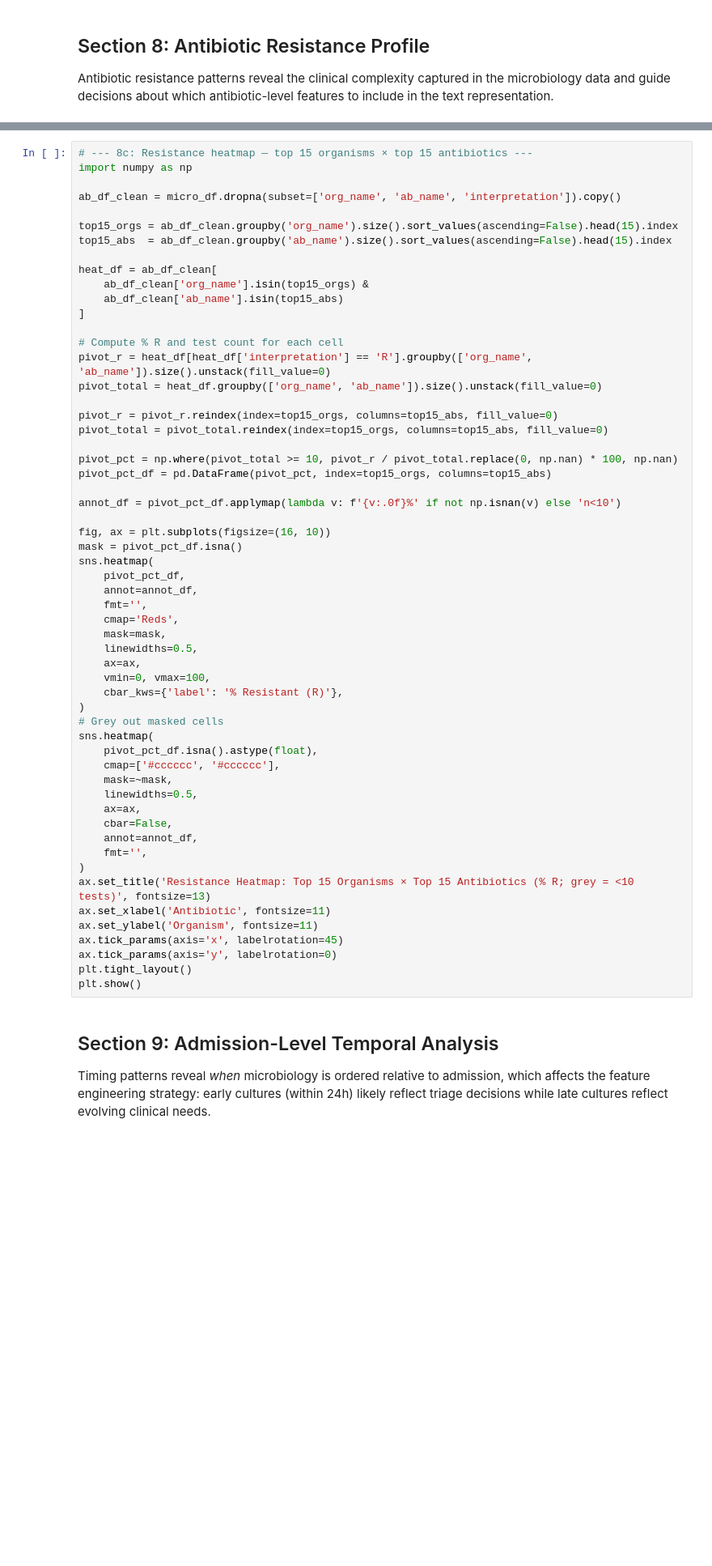
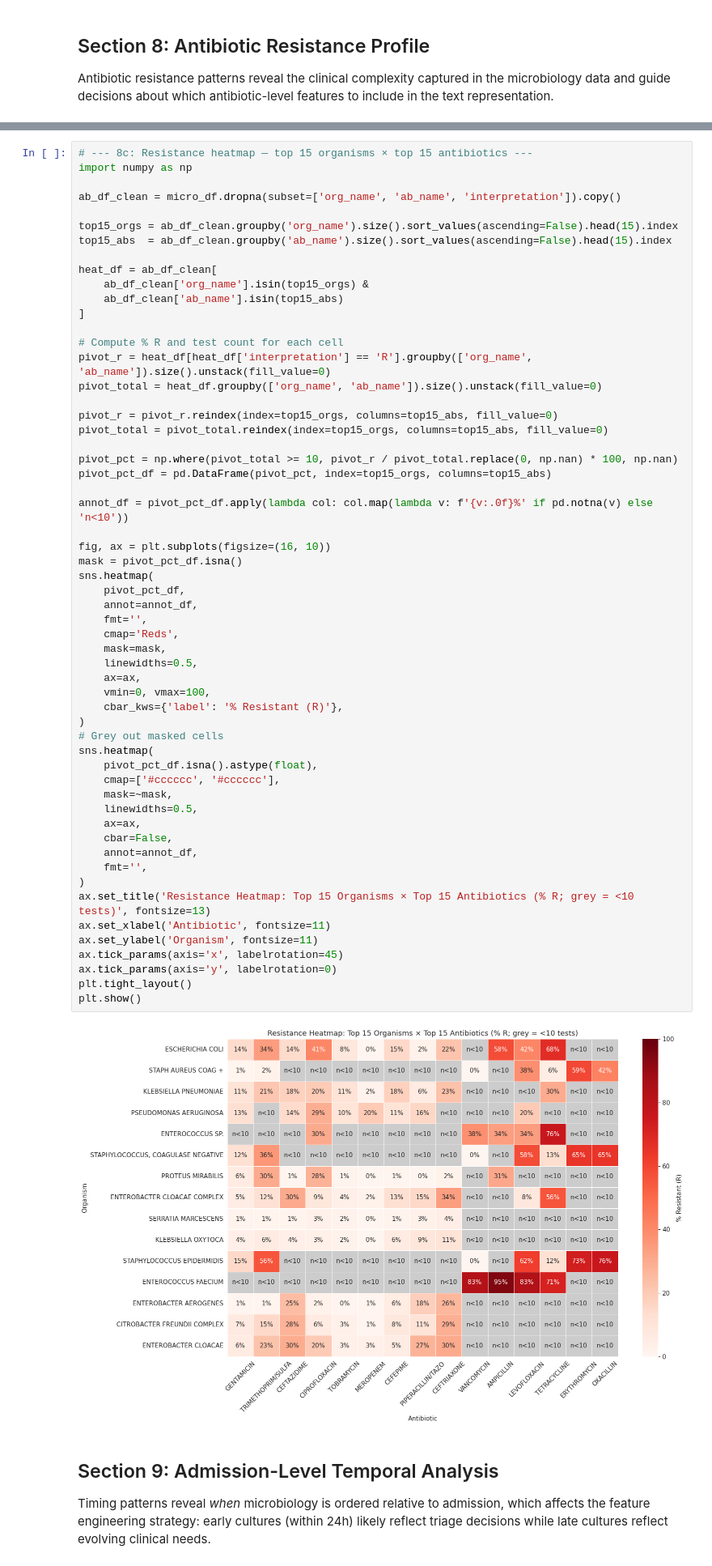
Before and after one commit to shaham-lab/HRS, a Jupyter notebook: notebooks/mimic4_microbiology_exploration.ipynb, the cells around one changed output, grey strips where cells are left out. Shown at 81% size. Drawn from its saved outputs; the diff is of its cells as text; blank space fills up the shorter version.

```diff
--- a/notebooks/mimic4_microbiology_exploration.ipynb
+++ b/notebooks/mimic4_microbiology_exploration.ipynb
@@ -740,39 +829,41 @@ pivot_total = pivot_total.reindex(index=top15_orgs, columns=top15_abs, fill_valu
 pivot_pct = np.where(pivot_total >= 10, pivot_r / pivot_total.replace(0, np.nan) * 100, np.nan)
 pivot_pct_df = pd.DataFrame(pivot_pct, index=top15_orgs, columns=top15_abs)
 
-annot_df = pivot_pct_df.applymap(lambda v: f'{v:.0f}%' if not np.isnan(v) else 'n<10')
+annot_df = pivot_pct_df.apply(lambda col: col.map(lambda v: f'{v:.0f}%' if pd.notna(v) else 'n<10'))
 
 fig, ax = plt.subplots(figsize=(16, 10))
 mask = pivot_pct_df.isna()
 sns.heatmap(
     pivot_pct_df,
     annot=annot_df,
     fmt='',
     cmap='Reds',
     mask=mask,
     linewidths=0.5,
     ax=ax,
     vmin=0, vmax=100,
     cbar_kws={'label': '% Resistant (R)'},
 )
 # Grey out masked cells
 sns.heatmap(
     pivot_pct_df.isna().astype(float),
     cmap=['#cccccc', '#cccccc'],
     mask=~mask,
     linewidths=0.5,
     ax=ax,
     cbar=False,
     annot=annot_df,
     fmt='',
 )
 ax.set_title('Resistance Heatmap: Top 15 Organisms × Top 15 Antibiotics (% R; grey = <10 tests)', fontsize=13)
 ax.set_xlabel('Antibiotic', fontsize=11)
 ax.set_ylabel('Organism', fontsize=11)
 ax.tick_params(axis='x', labelrotation=45)
 ax.tick_params(axis='y', labelrotation=0)
 plt.tight_layout()
 plt.show()
+# %% [output]
+[figure, added]
 # %% [markdown]
 ## Section 9: Admission-Level Temporal Analysis
 
```
Also changed, not shown: parts of 17 cells of this notebook.
